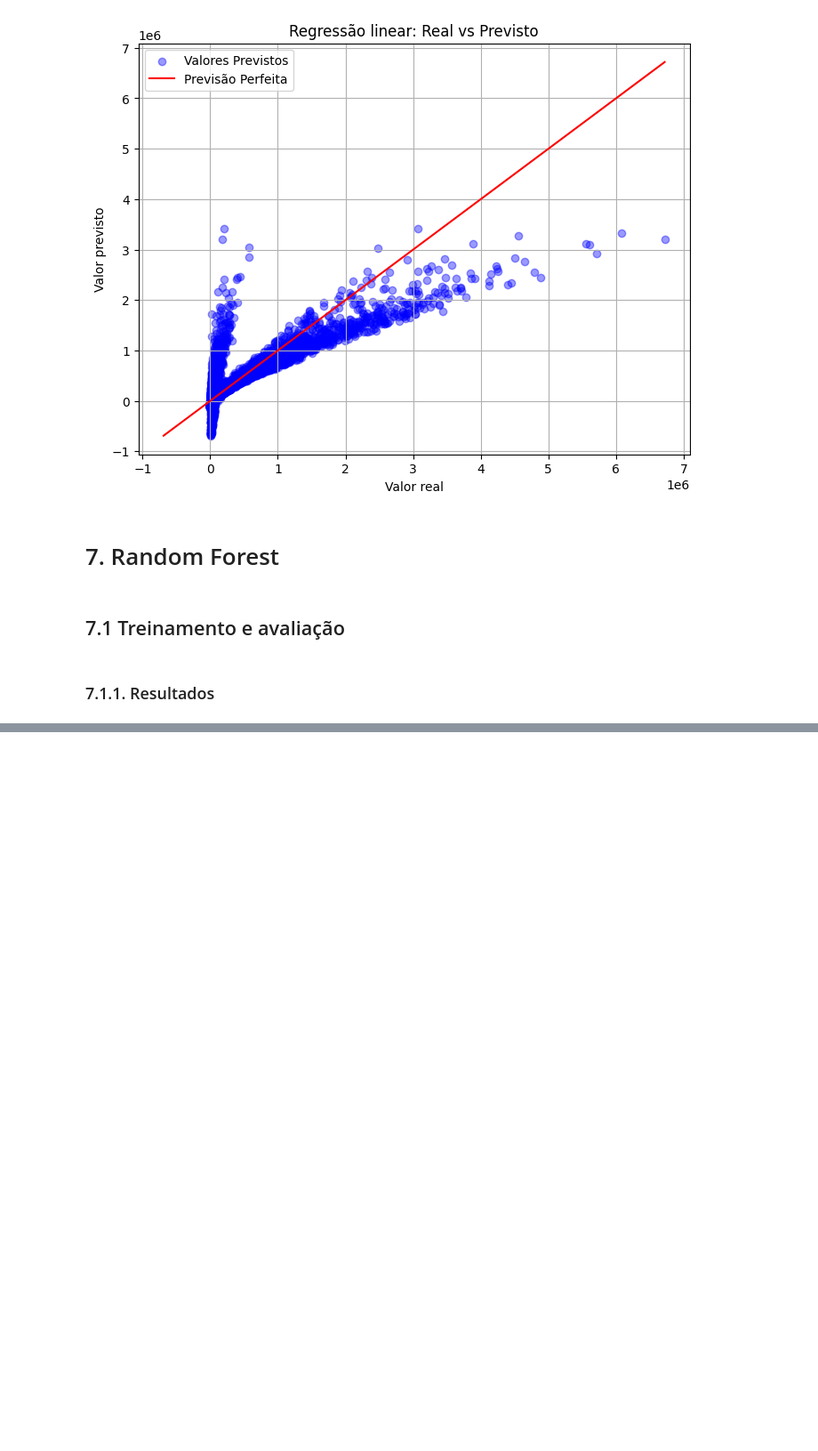
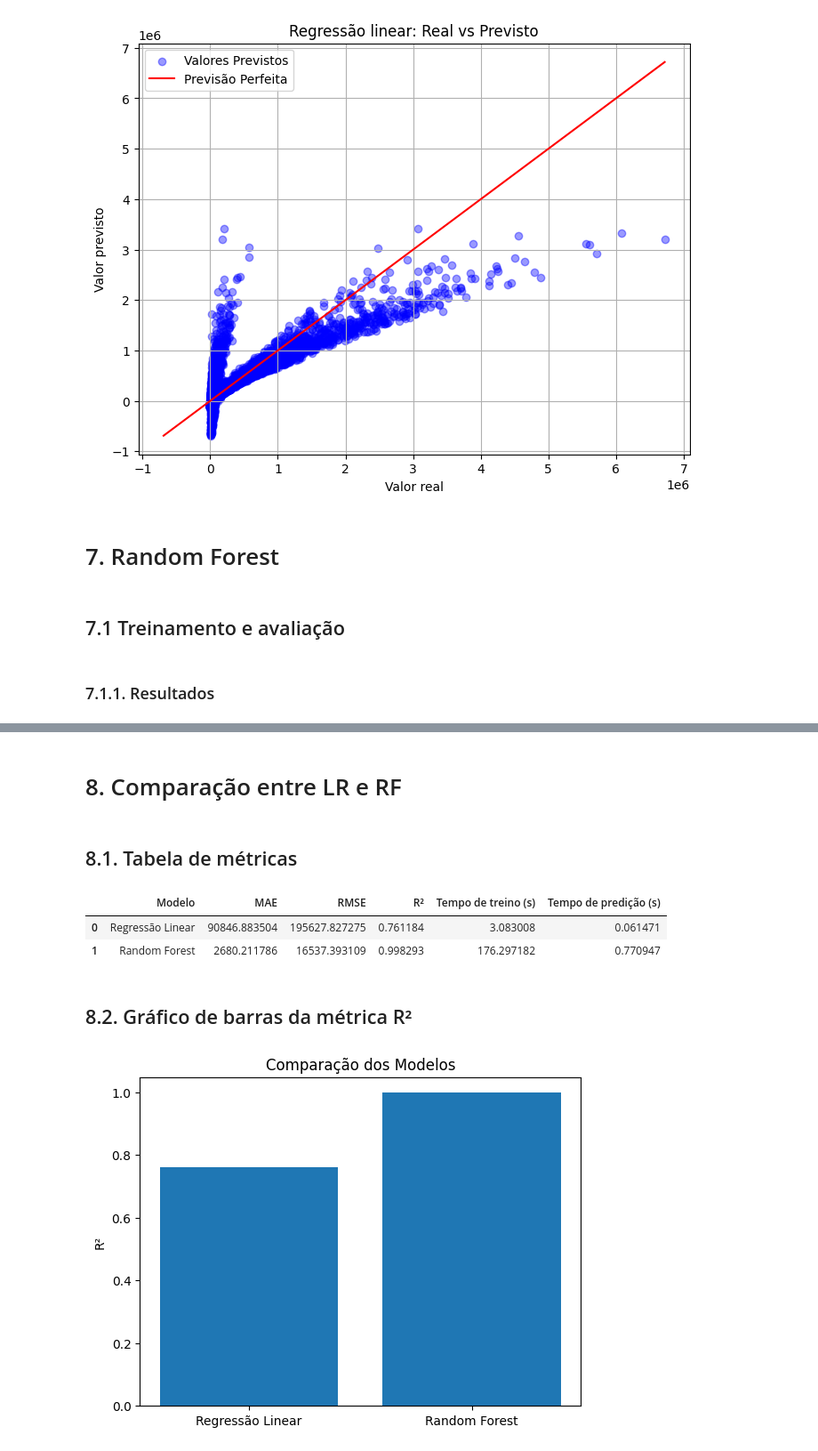
Before and after one commit to leticiavfr/Projeto-Final-IA, a Jupyter notebook: global_data_center_and_ai_waterelectricity_usage.ipynb, the cells around one changed output, grey strips where cells are left out. Shown at 89% size. Cells and saved outputs as stored; diff of their text form; code cells hidden in the pictures; blank space fills up the shorter version.

```diff
--- a/global_data_center_and_ai_waterelectricity_usage.ipynb
+++ b/global_data_center_and_ai_waterelectricity_usage.ipynb
@@ -256,0 +277,50 @@ pd.DataFrame(resultados, columns=['n_estimators', 'tempo_treino', 'tempo_pred',
+# %% [markdown]
+# 8. Comparação entre LR e RF
+# %% [markdown]
+## 8.1. Tabela de métricas
+# %%
+comparacao = pd.DataFrame({
+    'Modelo': [
+        'Regressão Linear',
+        'Random Forest'
+    ],
+    'MAE': [
+        mae_lr,
+        mae_rf
+    ],
+    'RMSE': [
+        rmse_lr,
+        rmse_rf
+    ],
+    'R²': [
+        r2_lr,
+        r2_rf
+    ],
+    'Tempo de treino (s)': [
+        tempo_treino_lr,
+        tempo_treino_rf
+    ],
+    'Tempo de predição (s)': [
+        tempo_pred_lr,
+        tempo_pred_rf
+    ]
+})
+
+comparacao
+# %% [output]
+|  | Modelo | MAE | RMSE | R² | Tempo de treino (s) | Tempo de predição (s) |
+| 0 | Regressão Linear | 90846.883504 | 195627.827275 | 0.761184 | 3.083008 | 0.061471 |
+| 1 | Random Forest | 2680.211786 | 16537.393109 | 0.998293 | 176.297182 | 0.770947 |
+# %% [markdown]
+## 8.2. Gráfico de barras da métrica R²
+# %%
+plt.bar(
+    comparacao['Modelo'],
+    comparacao['R²']
+)
+
+plt.ylabel("R²")
+plt.title("Comparação dos Modelos")
+plt.show()
+# %% [output]
+[figure, added]
```
Also changed, not shown: parts of 6 cells of this notebook, 1 other file.
